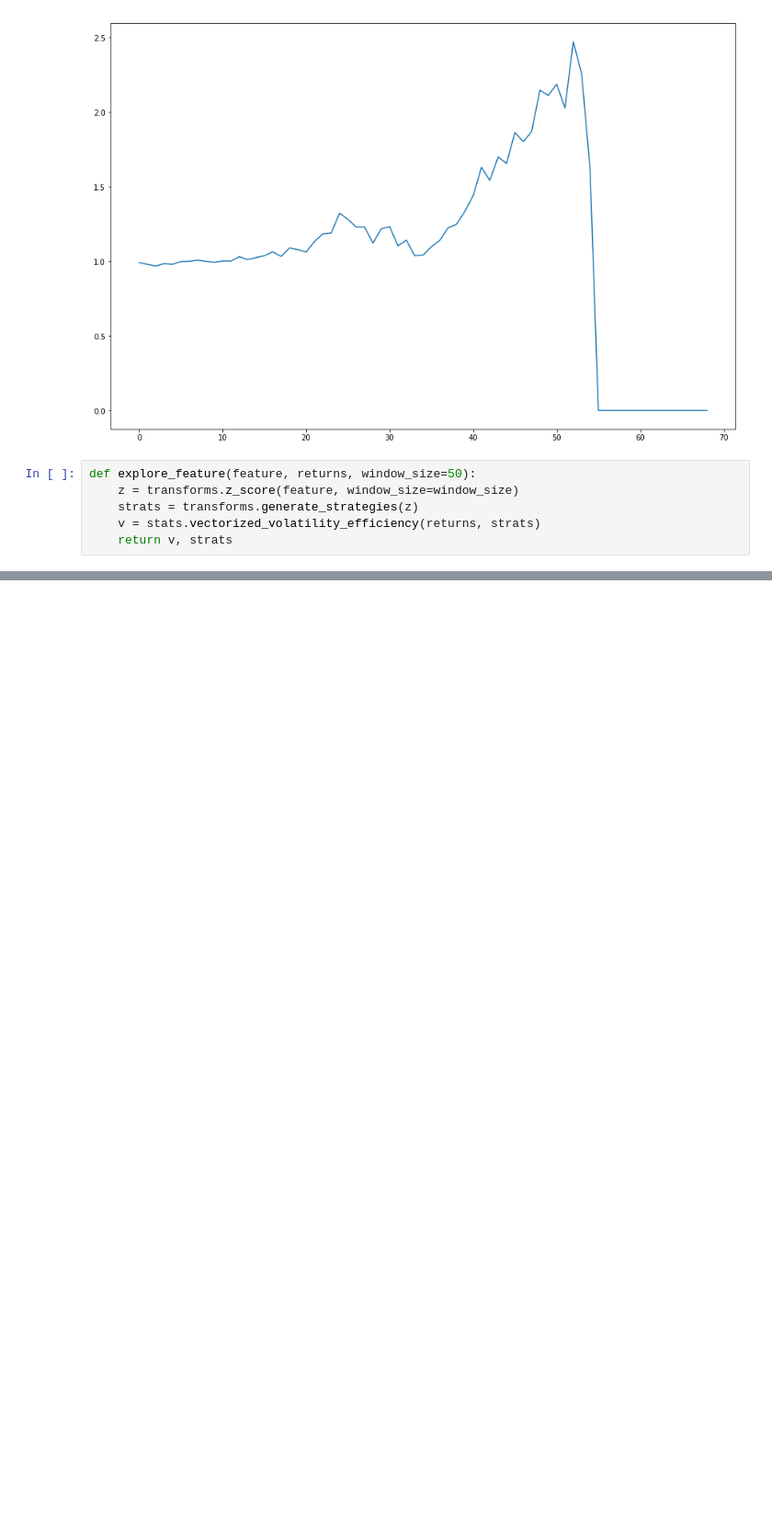
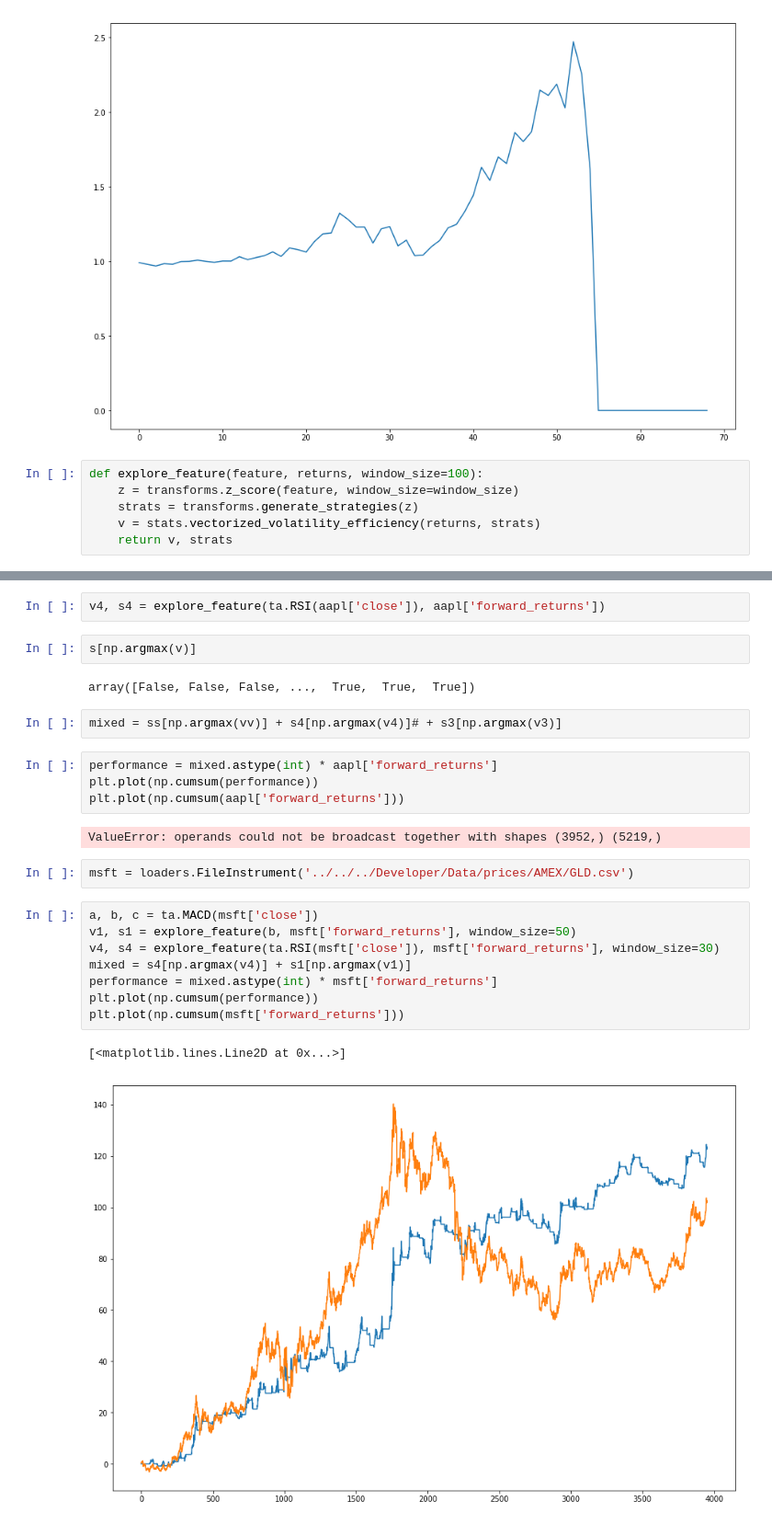
Before and after one commit to longtailfinancial/AlphaEngine, a Jupyter notebook: stu_scratch/Automated-Example.ipynb, the cells around one changed output, grey strips where cells are left out. Shown at 92% size. Drawn from its saved outputs; the diff is of its cells as text; blank space fills up the shorter version.

```diff
--- a/stu_scratch/Automated-Example.ipynb
+++ b/stu_scratch/Automated-Example.ipynb
@@ -48,7 +48,7 @@ plt.plot(v)
 [<matplotlib.lines.Line2D at 0x...>]
 [figure]
 # %%
-def explore_feature(feature, returns, window_size=50):
+def explore_feature(feature, returns, window_size=100):
     z = transforms.z_score(feature, window_size=window_size)
     strats = transforms.generate_strategies(z)
     v = stats.vectorized_volatility_efficiency(returns, strats)
@@ -55,0 +62,27 @@ def explore_feature(feature, returns, window_size=50):
+# %%
+v4, s4 = explore_feature(ta.RSI(aapl['close']), aapl['forward_returns'])
+# %%
+s[np.argmax(v)]
+# %% [output]
+array([False, False, False, ...,  True,  True,  True])
+# %%
+mixed = ss[np.argmax(vv)] + s4[np.argmax(v4)]# + s3[np.argmax(v3)]
+# %%
+performance = mixed.astype(int) * aapl['forward_returns']
+plt.plot(np.cumsum(performance))
+plt.plot(np.cumsum(aapl['forward_returns']))
+# %% [output]
+ValueError: operands could not be broadcast together with shapes (3952,) (5219,)
+# %%
+msft = loaders.FileInstrument('../../../Developer/Data/prices/AMEX/GLD.csv')
+# %%
+a, b, c = ta.MACD(msft['close'])
+v1, s1 = explore_feature(b, msft['forward_returns'], window_size=50)
+v4, s4 = explore_feature(ta.RSI(msft['close']), msft['forward_returns'], window_size=30)
+mixed = s4[np.argmax(v4)] + s1[np.argmax(v1)]
+performance = mixed.astype(int) * msft['forward_returns']
+plt.plot(np.cumsum(performance))
+plt.plot(np.cumsum(msft['forward_returns']))
+# %% [output]
+[<matplotlib.lines.Line2D at 0x...>]
+[figure, added]
```
Also changed, not shown: parts of 21 cells of this notebook.
